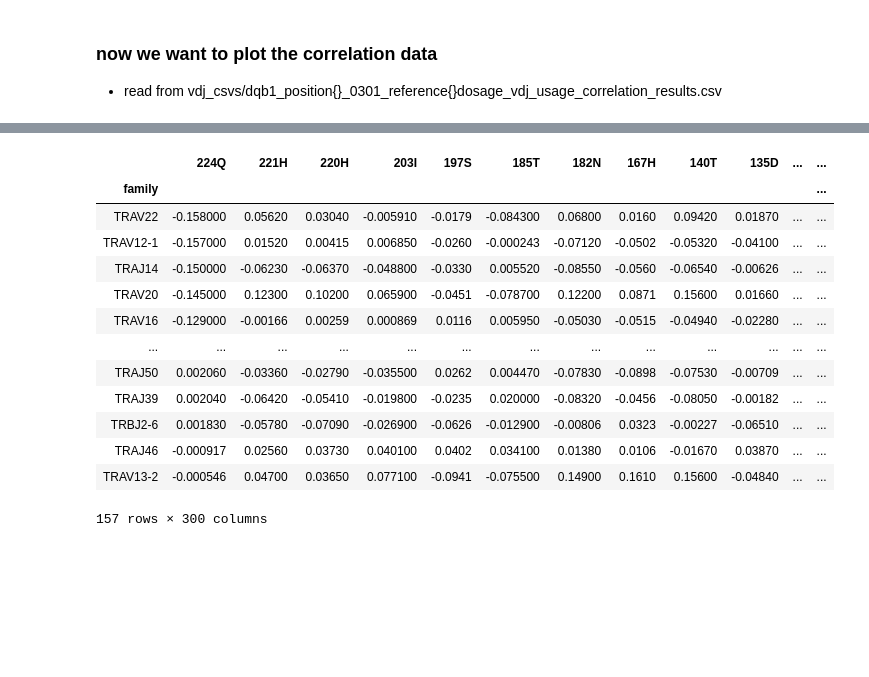
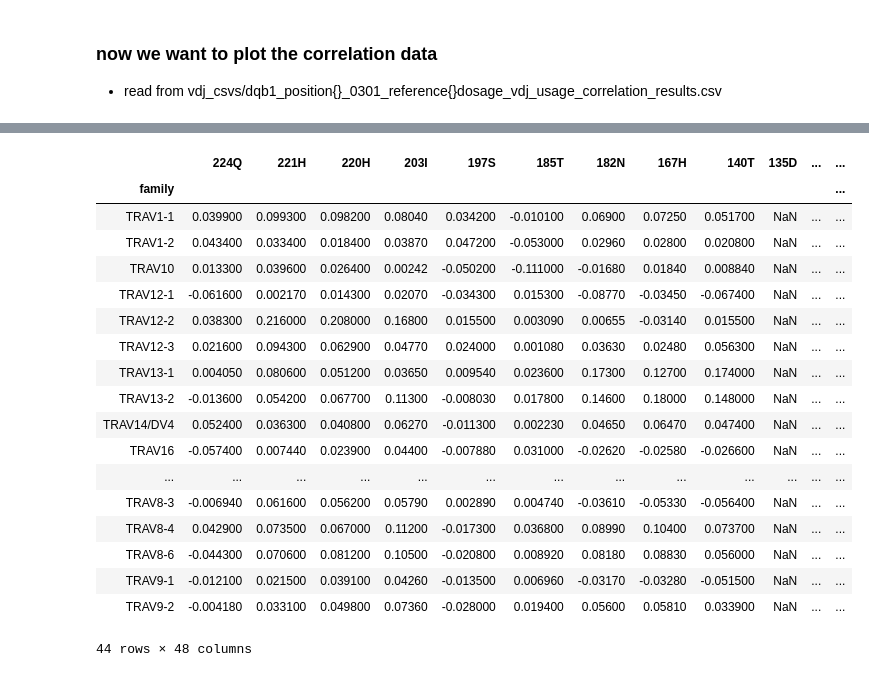
Before and after one commit to Mignot-Lab/TCR_usages, a Jupyter notebook: DGN_X_matrices Amino Acids.ipynb, the cells around one changed output, grey strips where cells are left out. Cells and saved outputs as stored; diff of their text form; code cells hidden in the pictures; blank space fills up the shorter version.

```diff
--- a/DGN_X_matrices Amino Acids.ipynb
+++ b/DGN_X_matrices Amino Acids.ipynb
@@ -25 +28,7 @@ print(len(patids)) # the first 937 start with "LD" and are in the study
+# %%
+# patids is array of 2226 patient items, but we only want the ones in Sharon's dataset.
+sharon_indices = []
+for sharon_id in sharon_ids:
+    sharon_indices.append(np.argwhere(patids == sharon_id)[0][0])
+sharon_indices = np.array(sharon_indices)
 # %%
@@ -72,14 +81,13 @@ position_AA_dosage_dict = pickle.load(open("DGN_position_AA_dosage_dict.pkl", "r
 VDJ_df = pd.read_csv("DGN_vdj_usages.csv", index_col=0)
 
 def get_AA_df(position):
-    AA_df = pd.DataFrame(patids, columns=['patid'])
+    AA_df = pd.DataFrame(sharon_ids, columns=['patid'])
     for AA in position_AA_dict[position]:
-        AA_df[AA] = position_AA_dosage_dict[(position, AA)][:937] # only take the first 937 people
-        # TODO: only take the 860 (?) people from Sharon
+        AA_df[AA] = position_AA_dosage_dict[(position, AA)][sharon_indices] # only take the people in Sharon's dataset
     VDJ_AA_df = pd.merge(AA_df, VDJ_df, on="patid", how="inner")
     return VDJ_AA_df
 
-def get_family_df(family, remove_outliers=False):
+def get_family_df(VDJ_AA_df, family, remove_outliers=False):
     family_df = VDJ_AA_df[VDJ_AA_df['family'] == family]
     if remove_outliers:
         quantile_low, quantile_high = family_df["usage_ratio"].quantile([0.025, 0.975]).values
@@ -224,20 +279,25 @@ ax.set_ylim(bottom + 0.5, top - 0.5)
-# %%
-df_merged_merged
-# %% [output]
-|  | 224Q | 221H | 220H | 203I | 197S | 185T | 182N | 167H | 140T | 135D | ... | ... |
-| family |  |  |  |  |  |  |  |  |  |  |  | ... |
-| TRAV22 | -0.158000 | 0.05620 | 0.03040 | -0.005910 | -0.0179 | -0.084300 | 0.06800 | 0.0160 | 0.09420 | 0.01870 | ... | ... |
-| TRAV12-1 | -0.157000 | 0.01520 | 0.00415 | 0.006850 | -0.0260 | -0.000243 | -0.07120 | -0.0502 | -0.05320 | -0.04100 | ... | ... |
-| TRAJ14 | -0.150000 | -0.06230 | -0.06370 | -0.048800 | -0.0330 | 0.005520 | -0.08550 | -0.0560 | -0.06540 | -0.00626 | ... | ... |
-| TRAV20 | -0.145000 | 0.12300 | 0.10200 | 0.065900 | -0.0451 | -0.078700 | 0.12200 | 0.0871 | 0.15600 | 0.01660 | ... | ... |
-| TRAV16 | -0.129000 | -0.00166 | 0.00259 | 0.000869 | 0.0116 | 0.005950 | -0.05030 | -0.0515 | -0.04940 | -0.02280 | ... | ... |
-| ... | ... | ... | ... | ... | ... | ... | ... | ... | ... | ... | ... | ... |
-| TRAJ50 | 0.002060 | -0.03360 | -0.02790 | -0.035500 | 0.0262 | 0.004470 | -0.07830 | -0.0898 | -0.07530 | -0.00709 | ... | ... |
-| TRAJ39 | 0.002040 | -0.06420 | -0.05410 | -0.019800 | -0.0235 | 0.020000 | -0.08320 | -0.0456 | -0.08050 | -0.00182 | ... | ... |
-| TRBJ2-6 | 0.001830 | -0.05780 | -0.07090 | -0.026900 | -0.0626 | -0.012900 | -0.00806 | 0.0323 | -0.00227 | -0.06510 | ... | ... |
-| TRAJ46 | -0.000917 | 0.02560 | 0.03730 | 0.040100 | 0.0402 | 0.034100 | 0.01380 | 0.0106 | -0.01670 | 0.03870 | ... | ... |
-| TRAV13-2 | -0.000546 | 0.04700 | 0.03650 | 0.077100 | -0.0941 | -0.075500 | 0.14900 | 0.1610 | 0.15600 | -0.04840 | ... | ... |
-157 rows × 300 columns
+# %%
+interest_df.replace({0:np.nan})
+# %% [output]
+|  | 224Q | 221H | 220H | 203I | 197S | 185T | 182N | 167H | 140T | 135D | ... | ... |
+| family |  |  |  |  |  |  |  |  |  |  |  | ... |
+| TRAV1-1 | 0.039900 | 0.099300 | 0.098200 | 0.08040 | 0.034200 | -0.010100 | 0.06900 | 0.07250 | 0.051700 | NaN | ... | ... |
+| TRAV1-2 | 0.043400 | 0.033400 | 0.018400 | 0.03870 | 0.047200 | -0.053000 | 0.02960 | 0.02800 | 0.020800 | NaN | ... | ... |
+| TRAV10 | 0.013300 | 0.039600 | 0.026400 | 0.00242 | -0.050200 | -0.111000 | -0.01680 | 0.01840 | 0.008840 | NaN | ... | ... |
+| TRAV12-1 | -0.061600 | 0.002170 | 0.014300 | 0.02070 | -0.034300 | 0.015300 | -0.08770 | -0.03450 | -0.067400 | NaN | ... | ... |
+| TRAV12-2 | 0.038300 | 0.216000 | 0.208000 | 0.16800 | 0.015500 | 0.003090 | 0.00655 | -0.03140 | 0.015500 | NaN | ... | ... |
+| TRAV12-3 | 0.021600 | 0.094300 | 0.062900 | 0.04770 | 0.024000 | 0.001080 | 0.03630 | 0.02480 | 0.056300 | NaN | ... | ... |
+| TRAV13-1 | 0.004050 | 0.080600 | 0.051200 | 0.03650 | 0.009540 | 0.023600 | 0.17300 | 0.12700 | 0.174000 | NaN | ... | ... |
+| TRAV13-2 | -0.013600 | 0.054200 | 0.067700 | 0.11300 | -0.008030 | 0.017800 | 0.14600 | 0.18000 | 0.148000 | NaN | ... | ... |
+| TRAV14/DV4 | 0.052400 | 0.036300 | 0.040800 | 0.06270 | -0.011300 | 0.002230 | 0.04650 | 0.06470 | 0.047400 | NaN | ... | ... |
+| TRAV16 | -0.057400 | 0.007440 | 0.023900 | 0.04400 | -0.007880 | 0.031000 | -0.02620 | -0.02580 | -0.026600 | NaN | ... | ... |
+| ... | ... | ... | ... | ... | ... | ... | ... | ... | ... | ... | ... | ... |
+| TRAV8-3 | -0.006940 | 0.061600 | 0.056200 | 0.05790 | 0.002890 | 0.004740 | -0.03610 | -0.05330 | -0.056400 | NaN | ... | ... |
+| TRAV8-4 | 0.042900 | 0.073500 | 0.067000 | 0.11200 | -0.017300 | 0.036800 | 0.08990 | 0.10400 | 0.073700 | NaN | ... | ... |
+| TRAV8-6 | -0.044300 | 0.070600 | 0.081200 | 0.10500 | -0.020800 | 0.008920 | 0.08180 | 0.08830 | 0.056000 | NaN | ... | ... |
+| TRAV9-1 | -0.012100 | 0.021500 | 0.039100 | 0.04260 | -0.013500 | 0.006960 | -0.03170 | -0.03280 | -0.051500 | NaN | ... | ... |
+| TRAV9-2 | -0.004180 | 0.033100 | 0.049800 | 0.07360 | -0.028000 | 0.019400 | 0.05600 | 0.05810 | 0.033900 | NaN | ... | ... |
+44 rows × 48 columns
 # %%
 # ### Plotting
 
```
Also changed, not shown: parts of 8 cells of this notebook, 20 other files.
